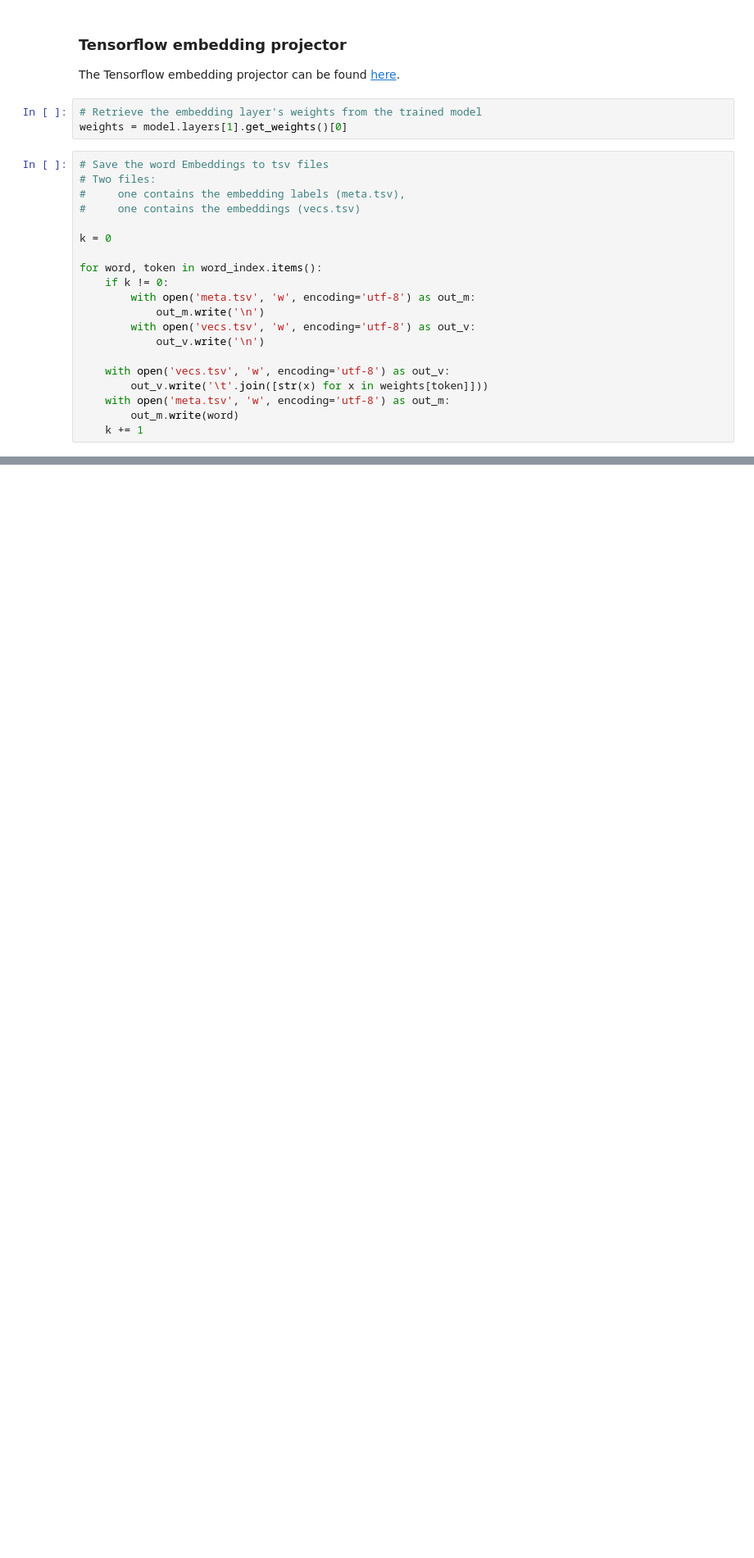
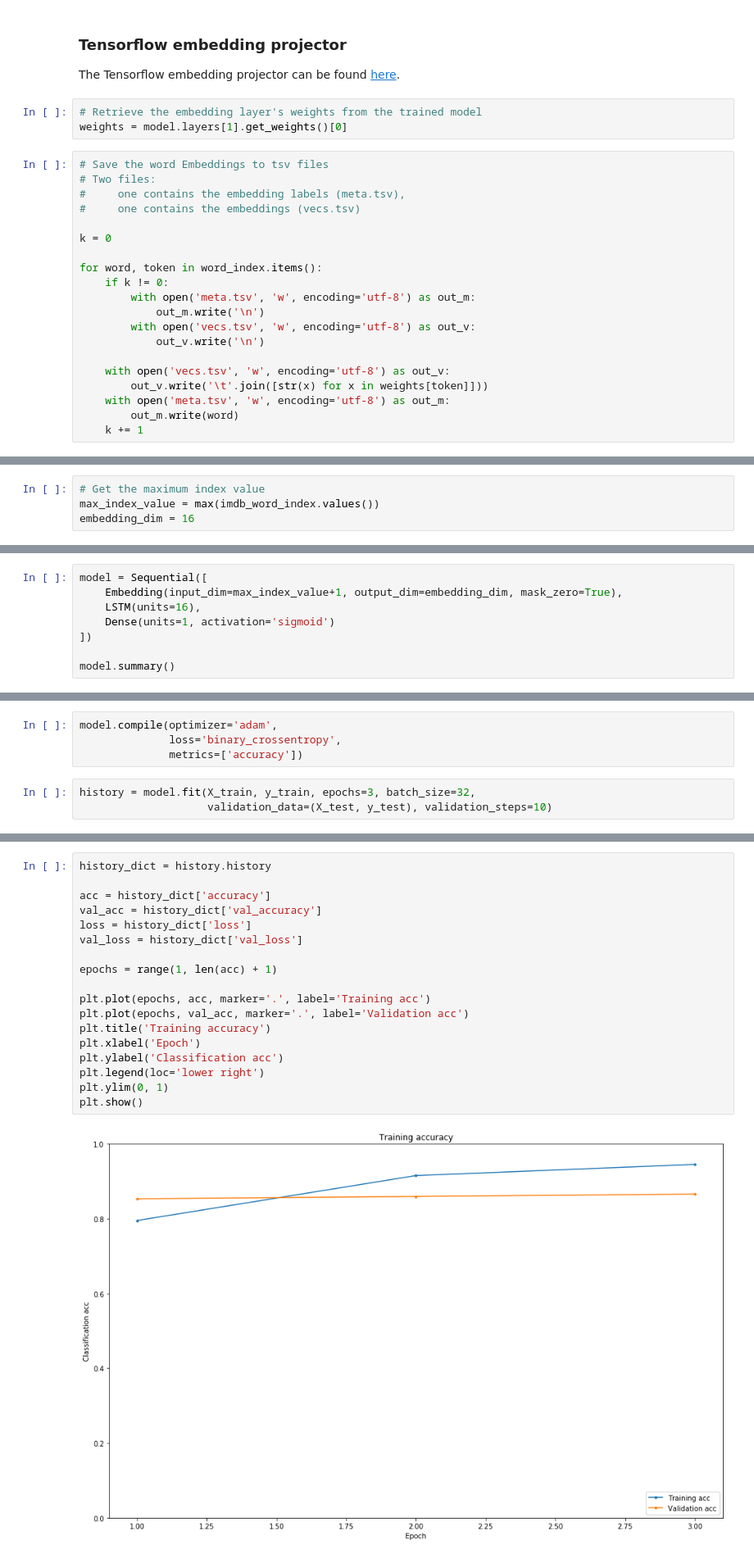
Before and after one commit to anilkunwar/coursera, a Jupyter notebook: ICL_Customizing_your_models_with_tf2/Sequencing-Modeling.ipynb, the cells around one changed output, grey strips where cells are left out. Shown at 82% size. Saved outputs shown, nothing was run; the diff lists cells and outputs as text; blank space fills up the shorter version.

```diff
--- a/ICL_Customizing_your_models_with_tf2/Sequencing-Modeling.ipynb
+++ b/ICL_Customizing_your_models_with_tf2/Sequencing-Modeling.ipynb
@@ -953,0 +1103,4 @@ Reusing TensorBoard on port 6006 (pid 19832), started 0:06:35 ago. (Use '!kill 1
+# %%
+# Get the maximum index value
+max_index_value = max(imdb_word_index.values())
+embedding_dim = 16
@@ -953,0 +1109,8 @@ Reusing TensorBoard on port 6006 (pid 19832), started 0:06:35 ago. (Use '!kill 1
+# %%
+model = Sequential([
+    Embedding(input_dim=max_index_value+1, output_dim=embedding_dim, mask_zero=True),
+    LSTM(units=16),
+    Dense(units=1, activation='sigmoid')
+])
+
+model.summary()
@@ -953,0 +1134,7 @@ Reusing TensorBoard on port 6006 (pid 19832), started 0:06:35 ago. (Use '!kill 1
+# %%
+model.compile(optimizer='adam',
+              loss='binary_crossentropy',
+              metrics=['accuracy'])
+# %%
+history = model.fit(X_train, y_train, epochs=3, batch_size=32,
+                    validation_data=(X_test, y_test), validation_steps=10)
@@ -953,0 +1150,20 @@ Reusing TensorBoard on port 6006 (pid 19832), started 0:06:35 ago. (Use '!kill 1
+# %%
+history_dict = history.history
+
+acc = history_dict['accuracy']
+val_acc = history_dict['val_accuracy']
+loss = history_dict['loss']
+val_loss = history_dict['val_loss']
+
+epochs = range(1, len(acc) + 1)
+
+plt.plot(epochs, acc, marker='.', label='Training acc')
+plt.plot(epochs, val_acc, marker='.', label='Validation acc')
+plt.title('Training accuracy')
+plt.xlabel('Epoch')
+plt.ylabel('Classification acc')
+plt.legend(loc='lower right')
+plt.ylim(0, 1)
+plt.show()
+# %% [output]
+[figure, added]
```
Also changed, not shown: parts of 37 cells of this notebook, 4 other files.
